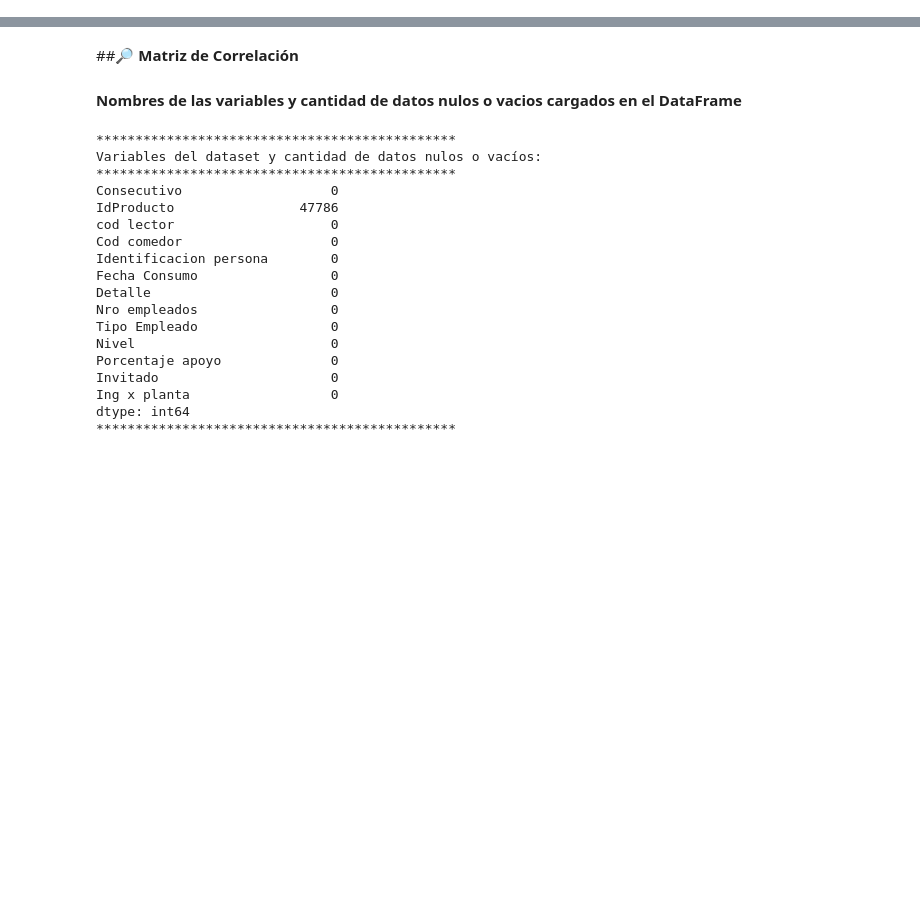
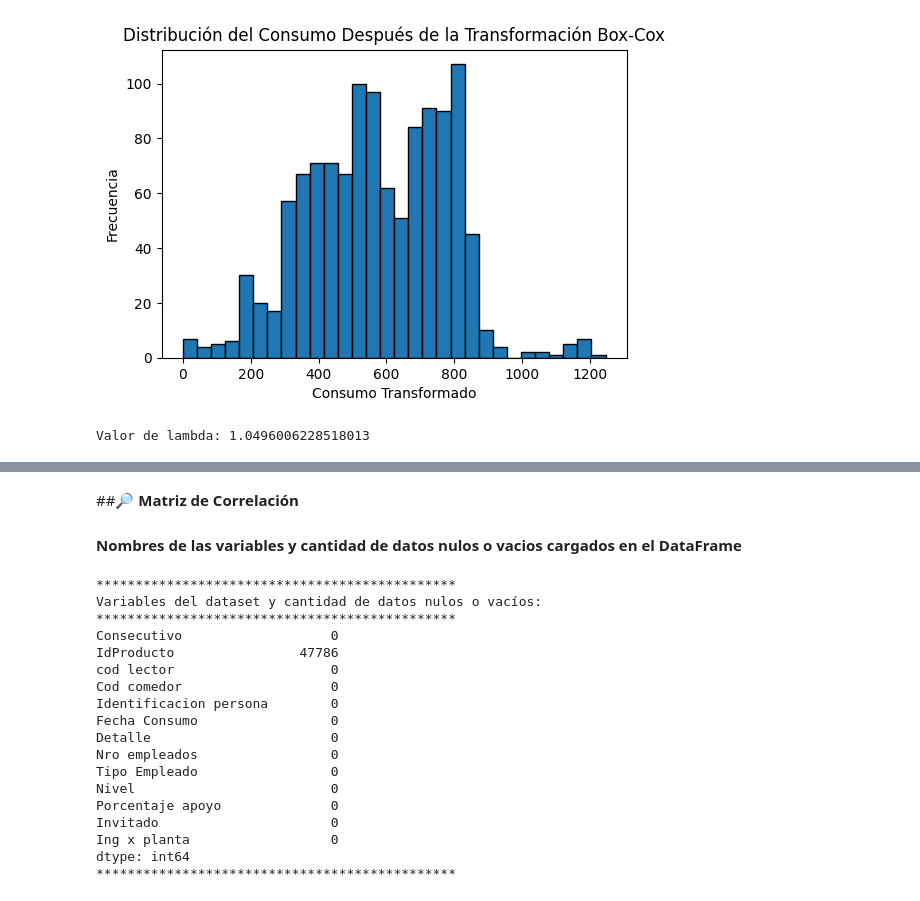
Before and after one commit to A01793509/Equipo_44, a Jupyter notebook: Avance2_44.ipynb, the cells around one changed output, grey strips where cells are left out. Drawn from its saved outputs; the diff is of its cells as text; code cells hidden in the pictures; blank space fills up the shorter version.

```diff
--- a/Avance2_44.ipynb
+++ b/Avance2_44.ipynb
@@ -57,0 +263,18 @@ El conjunto de datos cargado inicialmente contiene 884,615.00 registros:
+# %%
+
+# Aplicar la transformación Box-Cox sobre total de consumo almuerzo por fecha
+grouped['consumo_transformado'], lambda_value = boxcox(grouped['Detalle'])
+
+# Visualizar la distribución transformada
+plt.figure(figsize=(6, 4))
+plt.hist(grouped['consumo_transformado'], bins=30, edgecolor='k')
+plt.title('Distribución del Consumo Después de la Transformación Box-Cox')
+plt.xlabel('Consumo Transformado')
+plt.ylabel('Frecuencia')
+plt.show()
+
+# Imprimir el valor de lambda utilizado en la transformación
+print('Valor de lambda:', lambda_value)
+# %% [output]
+[figure, added]
+Valor de lambda: 1.0496006228518013
```
Also changed, not shown: parts of 39 cells of this notebook.
